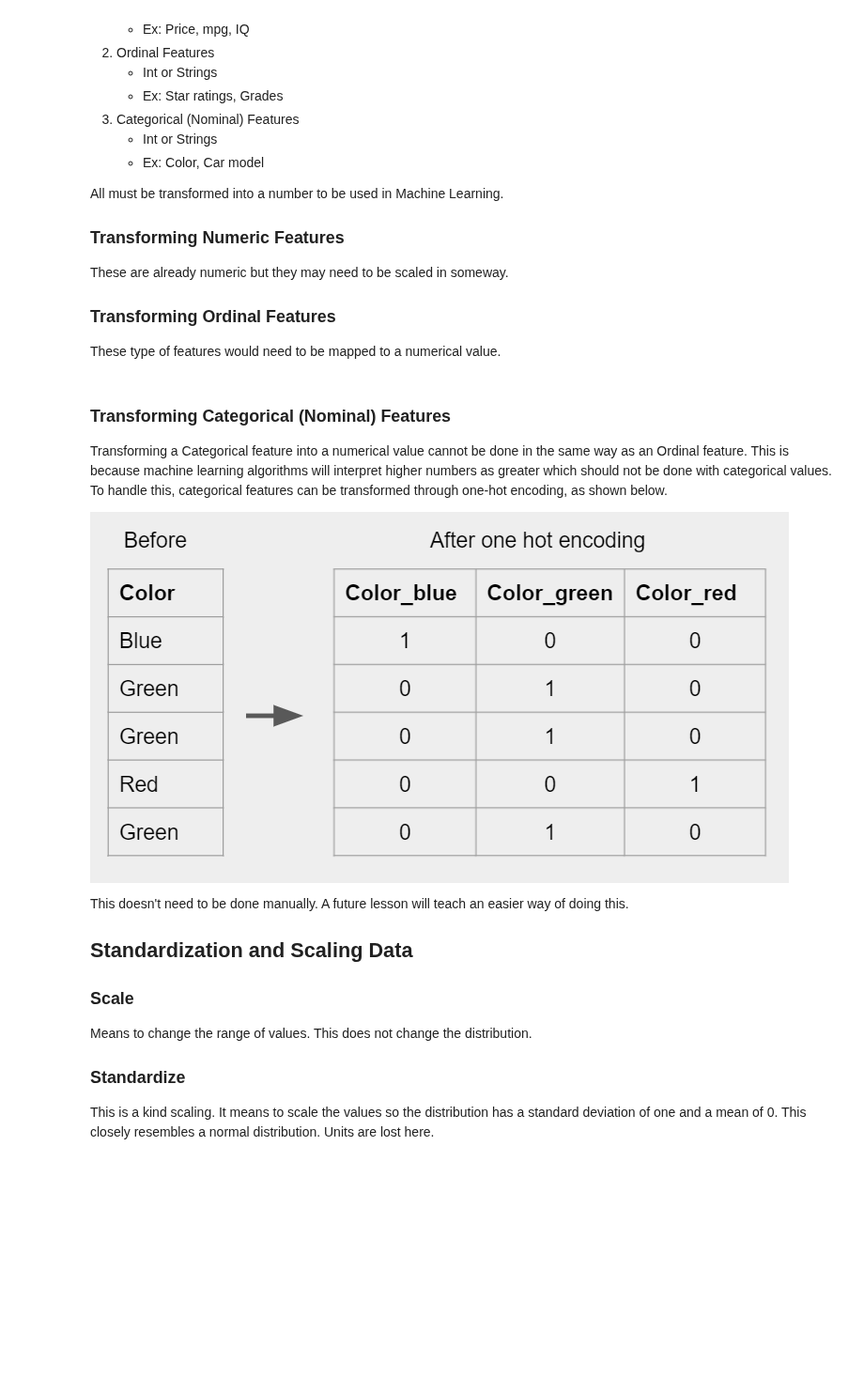
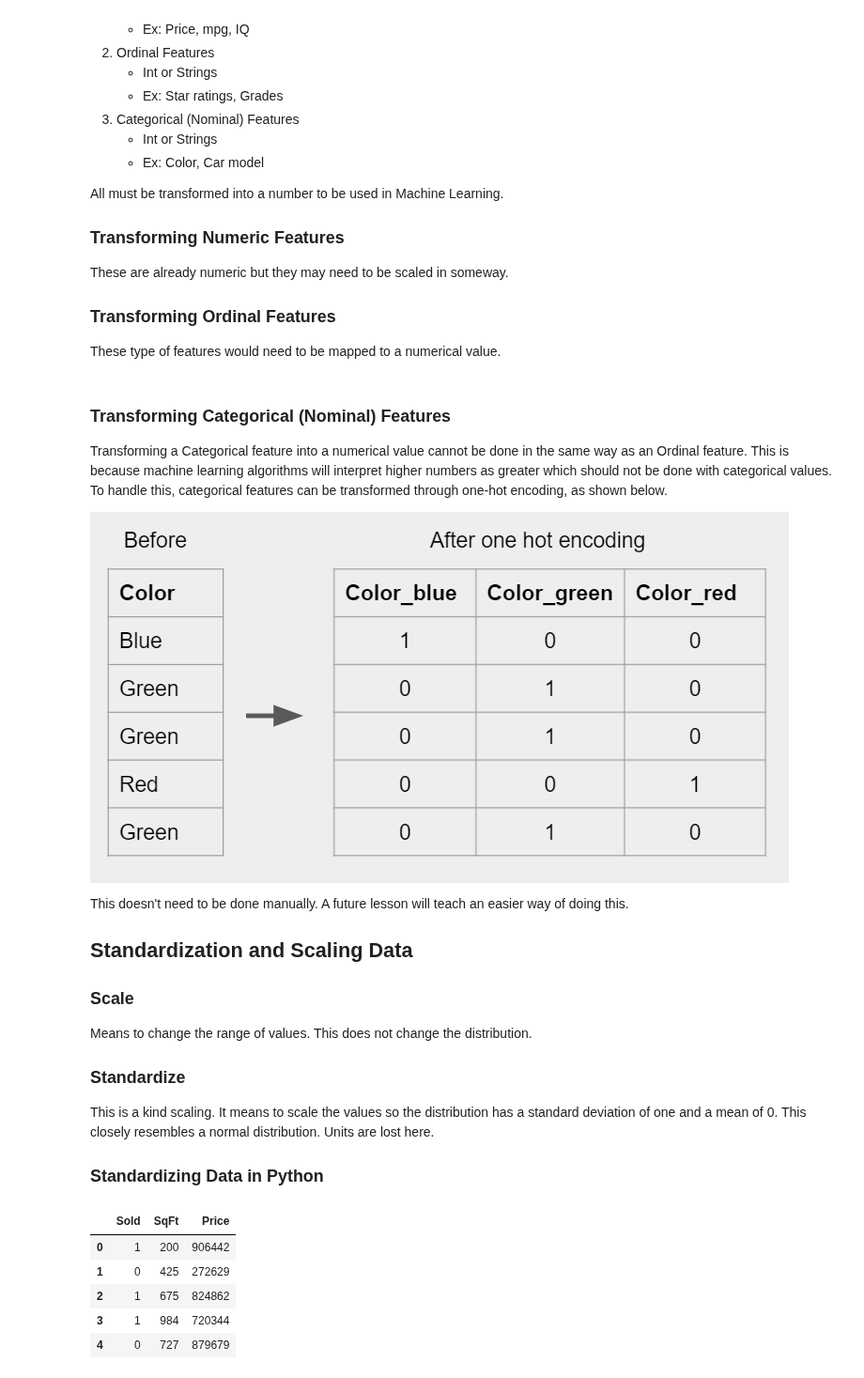
Before and after one commit to john-a-dixon/coding-dojo, a Jupyter notebook: Week 5/Readings.ipynb, the cells around one changed output. Shown at 94% size. Cells and saved outputs as stored; diff of their text form; code cells hidden in the pictures; blank space fills up the shorter version.

```diff
--- a/Week 5/Readings.ipynb
+++ b/Week 5/Readings.ipynb
@@ -156,3 +156,23 @@ Means to change the range of values. This does not change the distribution.
 
 ### **Standardize**
 This is a kind scaling. It means to scale the values so the distribution has a standard deviation of one and a mean of 0. This closely resembles a normal distribution. Units are lost here.
+
+### **Standardizing Data in Python**
+# %%
+# Get the StandardScaler from sklearn
+from sklearn.preprocessing import StandardScaler
+
+# Load sample data
+url ="https://docs.google.com/spreadsheets/d/e/2PACX-1vQA0bolmqwmt6RsuxHjFoTQLPS5obsBKoZScSpVw_M4Tcb4VMrnnN3eirk3C4mFYWhCMc1r8jLaceKT/pub?output=csv"
+
+df = pd.read_csv(url)
+
+# Verify data loaded
+df.head()
+# %% [output]
+|  | Sold | SqFt | Price |
+| 0 | 1 | 200 | 906442 |
+| 1 | 0 | 425 | 272629 |
+| 2 | 1 | 675 | 824862 |
+| 3 | 1 | 984 | 720344 |
+| 4 | 0 | 727 | 879679 |
```
Also changed, not shown: parts of 4 cells of this notebook.
